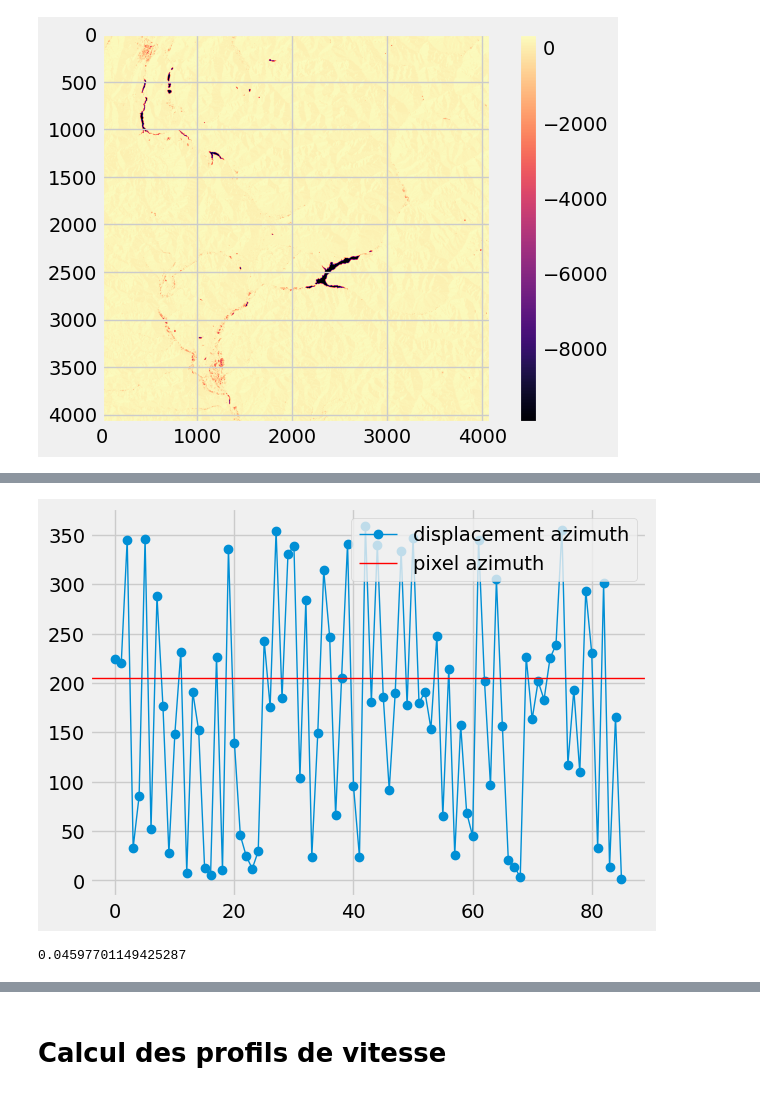
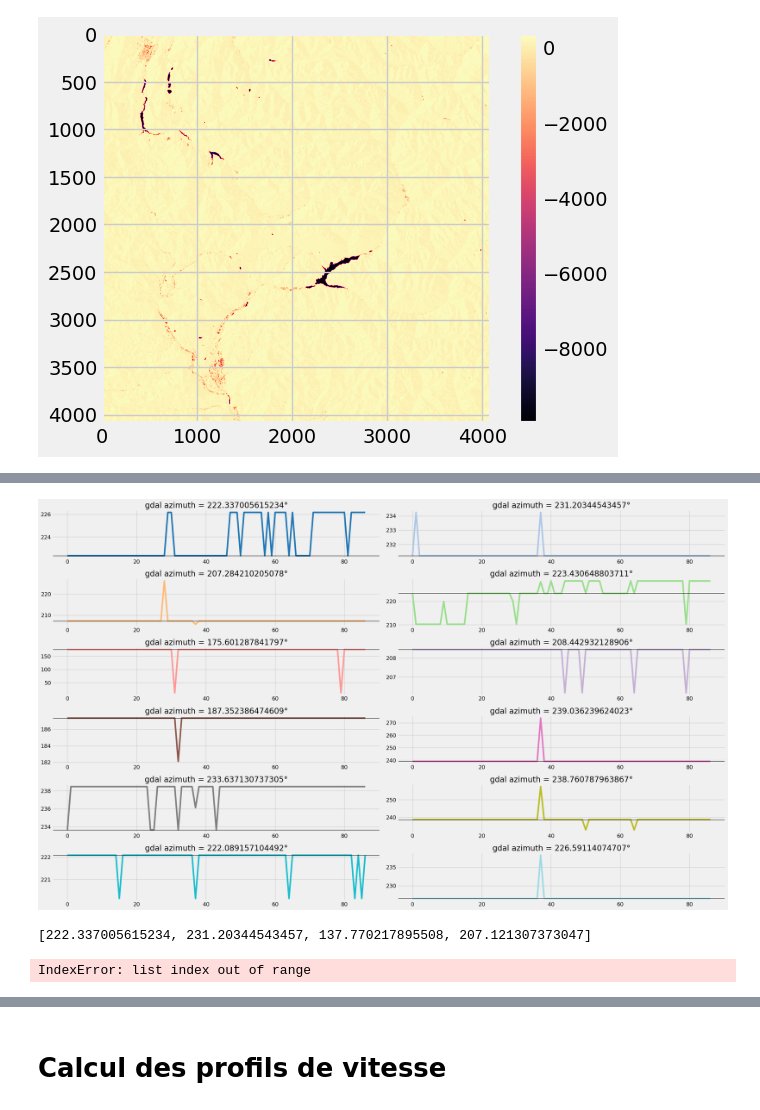
Before and after one commit to EddyVianney/Stage_master2_sdsc_eost, a Jupyter notebook: stage_master_version_2.ipynb, the cells around one changed output, grey strips where cells are left out. Cells and saved outputs as stored; diff of their text form; code cells hidden in the pictures.

Commit message:
new data and new method with velocities only

```diff
--- a/stage_master_version_2.ipynb
+++ b/stage_master_version_2.ipynb
@@ -1097,7 +1130,7 @@ plot_raster(slope_azimuth_raster, cmap='magma')
 # %% [output]
 [figure]
 # %%
-def extract_value_from_raster(file, ref, lat, lon):
+def extract_value_from_raster(lat, lon, file='rasters/slope_azimuth_map.tif', ref='wgs84'):
         val = os.popen('gdallocationinfo -valonly -%s %s %f %f' % (ref, file, lat, lon)).read()
         if len(val) == 0:
             raise ValueError('La valeur est non valide !')
@@ -1146,0 +1291,16 @@ def compute_azimuth_serie2(pixel):
+# %%
+liste = [21791, 35193, 36936, 38989, 44605, 43999, 44011, 43442, 48357, 50395, 46907, 48651]
+pixels_azimuths = []
+azimuths = []
+for n in liste:
+    pixel_azimuth = extract_value_from_raster(file, ref, pixels[n].lat, pixels[n].lon)
+    pixels_azimuths.append(pixel_azimuth)
+    azimuths.append(compute_azimuth_serie3(pixels[n]))
+
+plot2(azimuths,  pixels_azimuths, 'methode3')
+# %% [output]
+[figure, added]
+# %%
+pixels_azimuths
+# %% [output]
+[222.337005615234, 231.20344543457, 137.770217895508, 207.121307373047]
@@ -1147,17 +1321,11 @@ def compute_azimuth_serie2(pixel):
 # %%
-n = 37239
-# 29000, 29317(bien aligné)
+n = 100000
+# 29000, 29317(bien aligné), 77297(bien aligné), 25459
 azimuths = np.array(compute_azimuth_serie(pixels[n]))
 azimuth = extract_value_from_raster(file, ref, pixels[n].lat, pixels[n].lon)
 plt.plot(np.array(azimuths), label='displacement azimuth', marker='o', linewidth=1)
 plt.axhline(y=azimuth, color='r', label='pixel azimuth', linestyle='-', linewidth=1)
-plt.legend(loc='best')
+plt.ylabel('azimuth (°)')
 plt.show()
 # %% [output]
-[figure, removed]
+IndexError: list index out of range
-# %%
-tol = 10
-mask_ = np.logical_and(azimuths > azimuth - tol, azimuths < azimuth + tol)
-azimuths[mask_].shape[0] / n_samples
-# %% [output]
-0.04597701149425287
```
Also changed, not shown: parts of 73 cells of this notebook, 1 other file.
